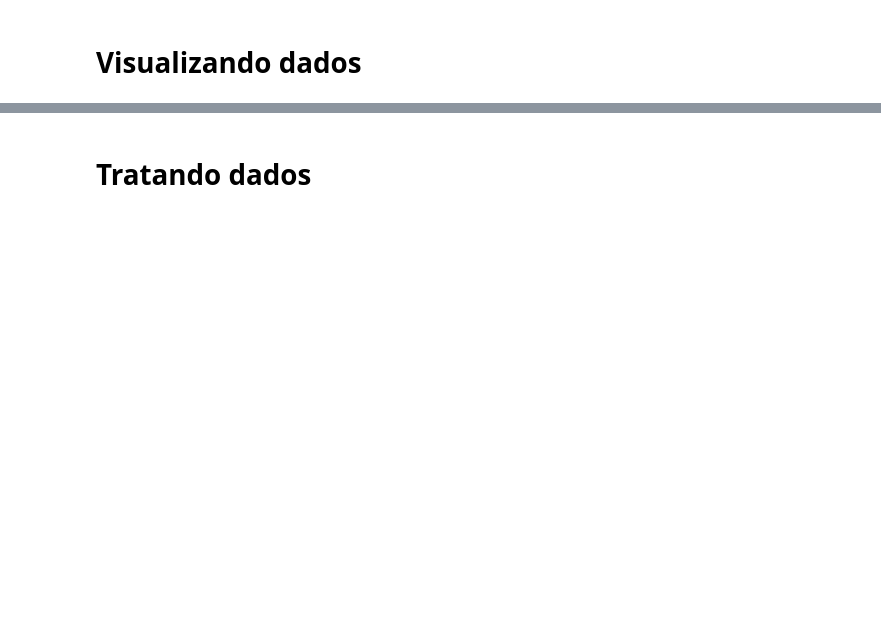
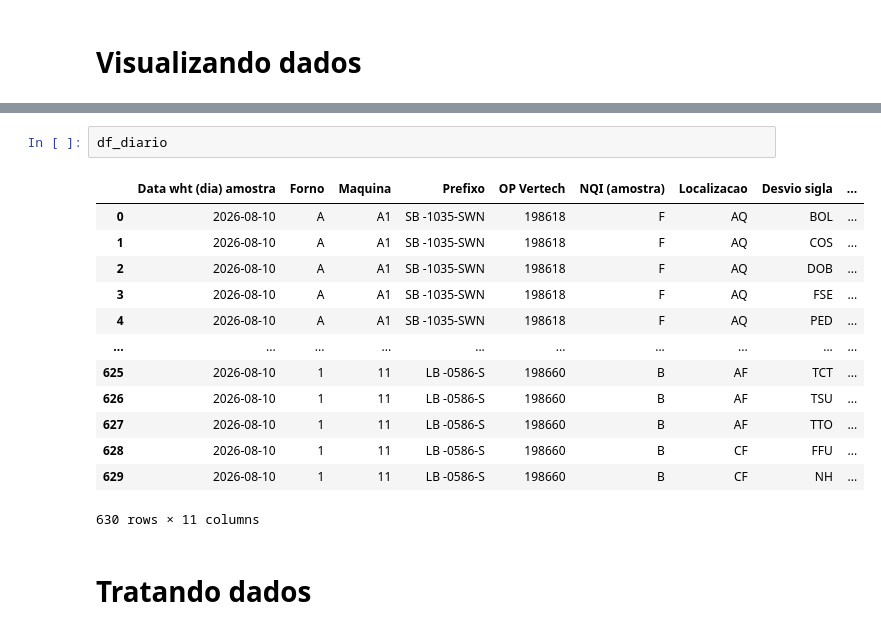
Before and after one commit to lucasz-g/aut-producao-wheaton, a Jupyter notebook: analytics/notebooks/004_defects.ipynb, the cells around one changed output, grey strips where cells are left out. Drawn from its saved outputs; the diff is of its cells as text; blank space fills up the shorter version.

```diff
--- a/analytics/notebooks/004_defects.ipynb
+++ b/analytics/notebooks/004_defects.ipynb
@@ -36,2 +41,18 @@ df
+# %%
+df_diario
+# %% [output]
+|  | Data wht (dia) amostra | Forno | Maquina | Prefixo | OP Vertech | NQI (amostra) | Localizacao | Desvio sigla | ... |
+| 0 | 2026-08-10 | A | A1 | SB -1035-SWN | 198618 | F | AQ | BOL | ... |
+| 1 | 2026-08-10 | A | A1 | SB -1035-SWN | 198618 | F | AQ | COS | ... |
+| 2 | 2026-08-10 | A | A1 | SB -1035-SWN | 198618 | F | AQ | DOB | ... |
+| 3 | 2026-08-10 | A | A1 | SB -1035-SWN | 198618 | F | AQ | FSE | ... |
+| 4 | 2026-08-10 | A | A1 | SB -1035-SWN | 198618 | F | AQ | PED | ... |
+| ... | ... | ... | ... | ... | ... | ... | ... | ... | ... |
+| 625 | 2026-08-10 | 1 | 11 | LB -0586-S | 198660 | B | AF | TCT | ... |
+| 626 | 2026-08-10 | 1 | 11 | LB -0586-S | 198660 | B | AF | TSU | ... |
+| 627 | 2026-08-10 | 1 | 11 | LB -0586-S | 198660 | B | AF | TTO | ... |
+| 628 | 2026-08-10 | 1 | 11 | LB -0586-S | 198660 | B | CF | FFU | ... |
+| 629 | 2026-08-10 | 1 | 11 | LB -0586-S | 198660 | B | CF | NH | ... |
+630 rows × 11 columns
 # %% [markdown]
 # Tratando dados
```
Also changed, not shown: parts of 12 cells of this notebook, 4 other files.
